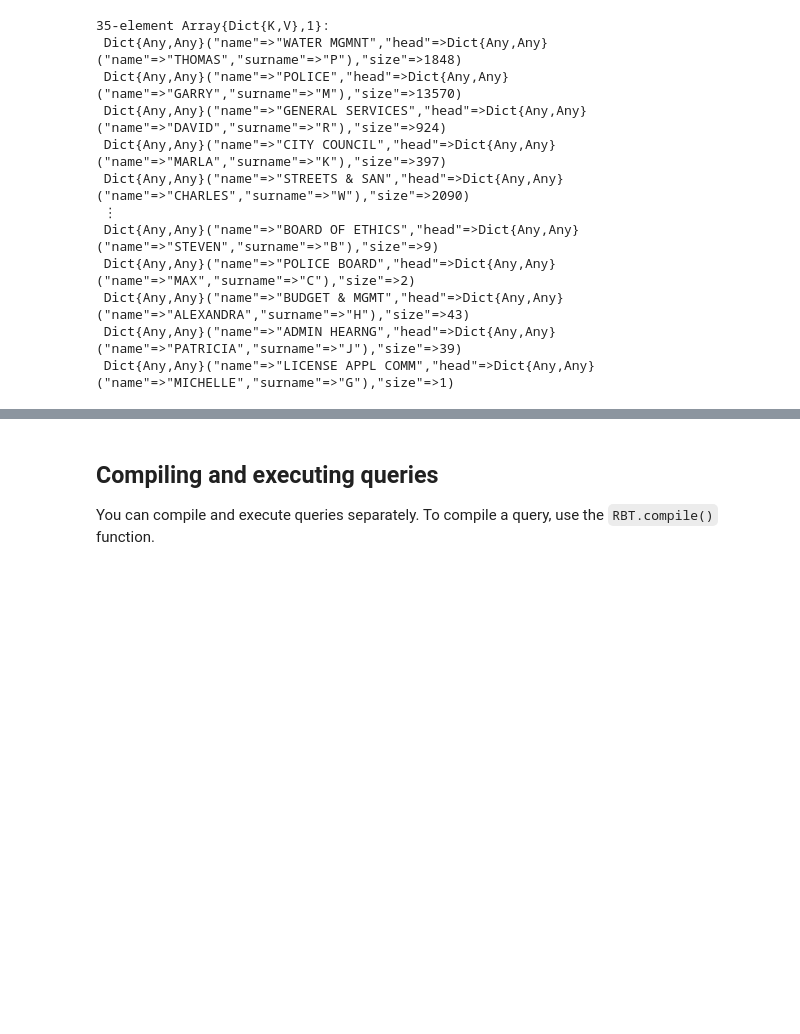
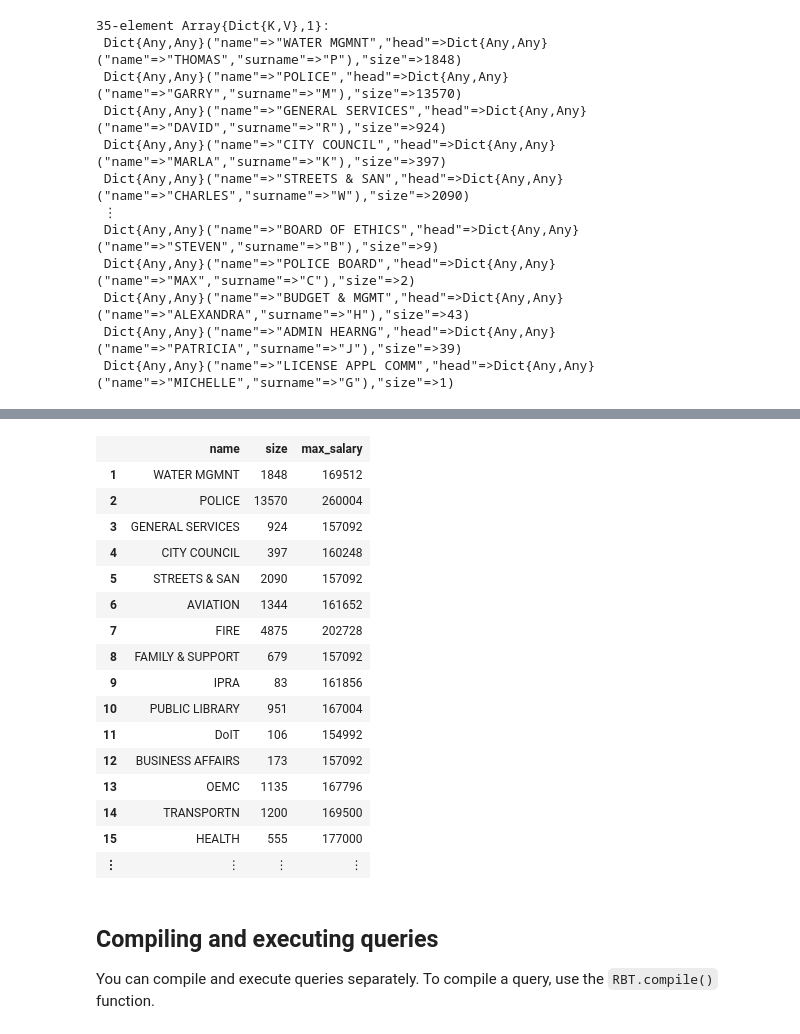
Before and after one commit to rbt-lang/rbt-proto, a Jupyter notebook: jl/demo/citydb-with-rabbit.ipynb, the cells around one changed output, grey strips where cells are left out. Saved outputs shown, nothing was run; the diff lists cells and outputs as text; code cells hidden in the pictures; blank space fills up the shorter version.

```diff
--- a/jl/demo/citydb-with-rabbit.ipynb
+++ b/jl/demo/citydb-with-rabbit.ipynb
@@ -856,3 +878,29 @@ Selector items become fields of the JSON dictionary.
+# %%
+@query(
+    department
+    :select(
+        name,
+        size => count(employee),
+        max_salary => max(employee.salary))
+    :dataframe)
+# %% [output]
+|  | name | size | max_salary |
+| 1 | WATER MGMNT | 1848 | 169512 |
+| 2 | POLICE | 13570 | 260004 |
+| 3 | GENERAL SERVICES | 924 | 157092 |
+| 4 | CITY COUNCIL | 397 | 160248 |
+| 5 | STREETS & SAN | 2090 | 157092 |
+| 6 | AVIATION | 1344 | 161652 |
+| 7 | FIRE | 4875 | 202728 |
+| 8 | FAMILY & SUPPORT | 679 | 157092 |
+| 9 | IPRA | 83 | 161856 |
+| 10 | PUBLIC LIBRARY | 951 | 167004 |
+| 11 | DoIT | 106 | 154992 |
+| 12 | BUSINESS AFFAIRS | 173 | 157092 |
+| 13 | OEMC | 1135 | 167796 |
+| 14 | TRANSPORTN | 1200 | 169500 |
+| 15 | HEALTH | 555 | 177000 |
+| ⋮ | ⋮ | ⋮ | ⋮ |
 # %% [markdown]
 ## Compiling and executing queries
 You can compile and execute queries separately.  To compile a query, use the `RBT.compile()` function.
```
Also changed, not shown: parts of 6 cells of this notebook, 5 other files.
